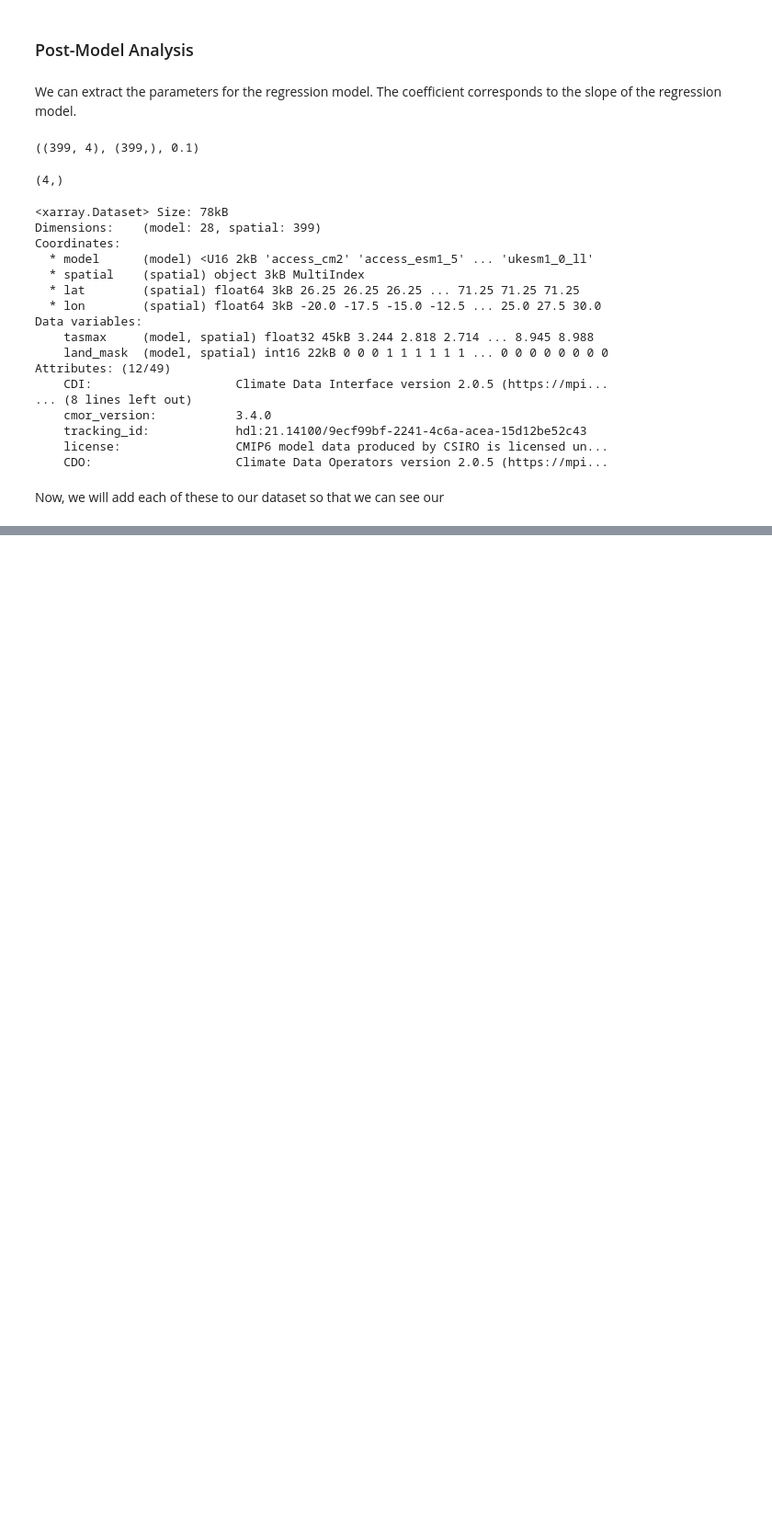
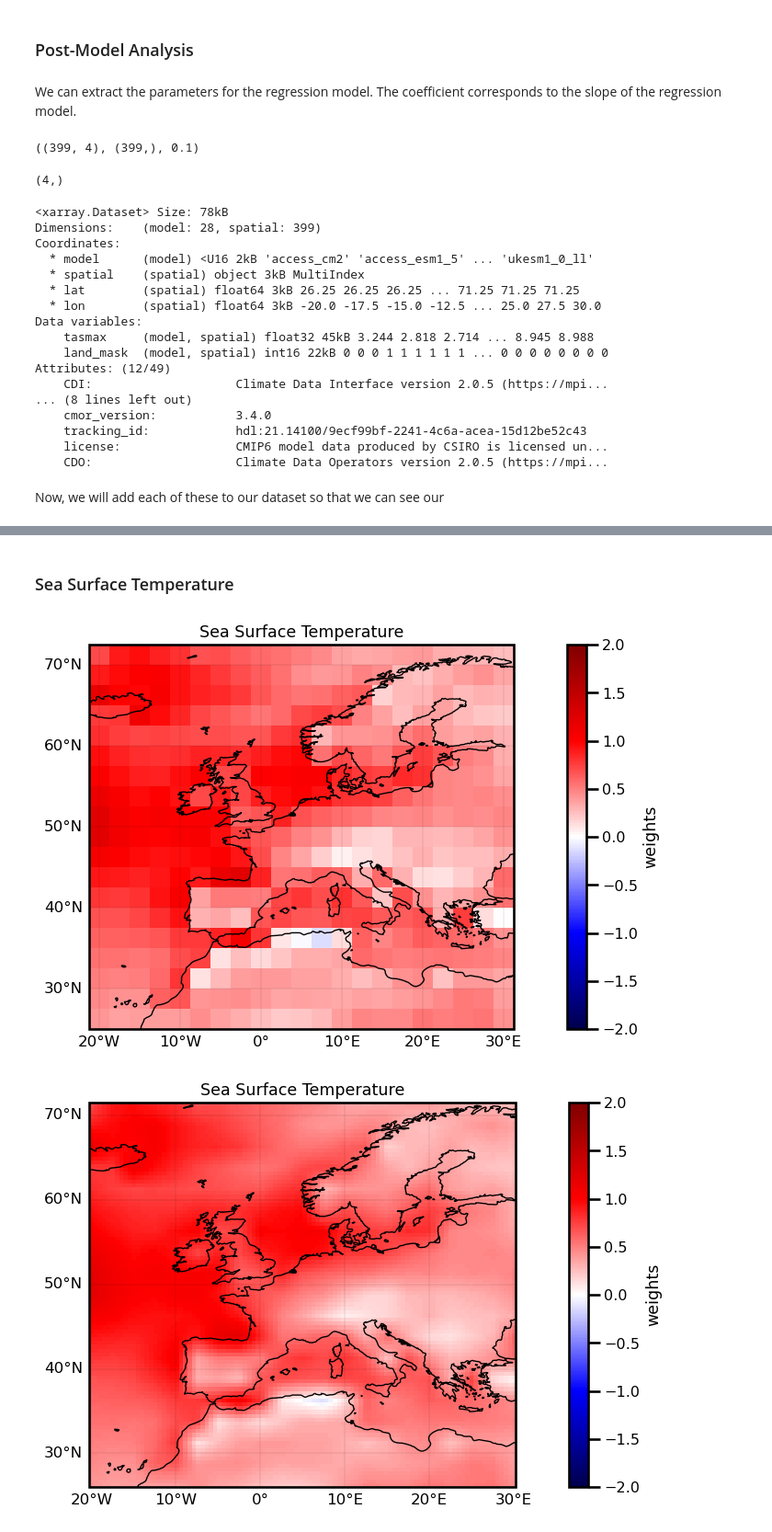
Before and after one commit to jejjohnson/jbayesevt, a Jupyter notebook: notebooks/ai4storylines/1.1_baseline_sa_lr.ipynb, the cells around one changed output, grey strips where cells are left out. Shown at 92% size. Drawn from its saved outputs; the diff is of its cells as text; code cells hidden in the pictures; blank space fills up the shorter version.

```diff
--- a/notebooks/ai4storylines/1.1_baseline_sa_lr.ipynb
+++ b/notebooks/ai4storylines/1.1_baseline_sa_lr.ipynb
@@ -230,0 +221,32 @@ ds.to_netcdf(Path(results_save_dir).joinpath("lr_sklearn.nc"), engine="netcdf4")
+# %%
+def plot_maps(covariate, variable_name):
+
+    # plot weights
+    ds_subset = ds.weights.sel(covariate=covariate)
+    plot_pcolormesh(
+        ds_subset,
+        variable=variable_name,
+        vmin=-2.0, vmax=2.0, cmap="seismic"
+    );
+
+    # interpolate
+    ds_subset = ds_subset.interp(
+        lon=np.linspace(ds_subset.lon.values.min(), ds_subset.lon.values.max(), 100),
+        lat=np.linspace(ds_subset.lat.values.min(), ds_subset.lat.values.max(), 100),
+        method="linear"
+
+    )
+
+    plot_imshow(
+        ds_subset,
+        variable_name, vmin=-2.0, vmax=2.0, cmap="seismic", num_levels=None
+    );
+# %% [markdown]
+### Sea Surface Temperature
+# %%
+variable_name = "Sea Surface Temperature"
+covariate = "sst"
+plot_maps(covariate, variable_name)
+# %% [output]
+[figure, added]
+[figure, added]
```
Also changed, not shown: parts of 31 cells of this notebook, 1 other file.
